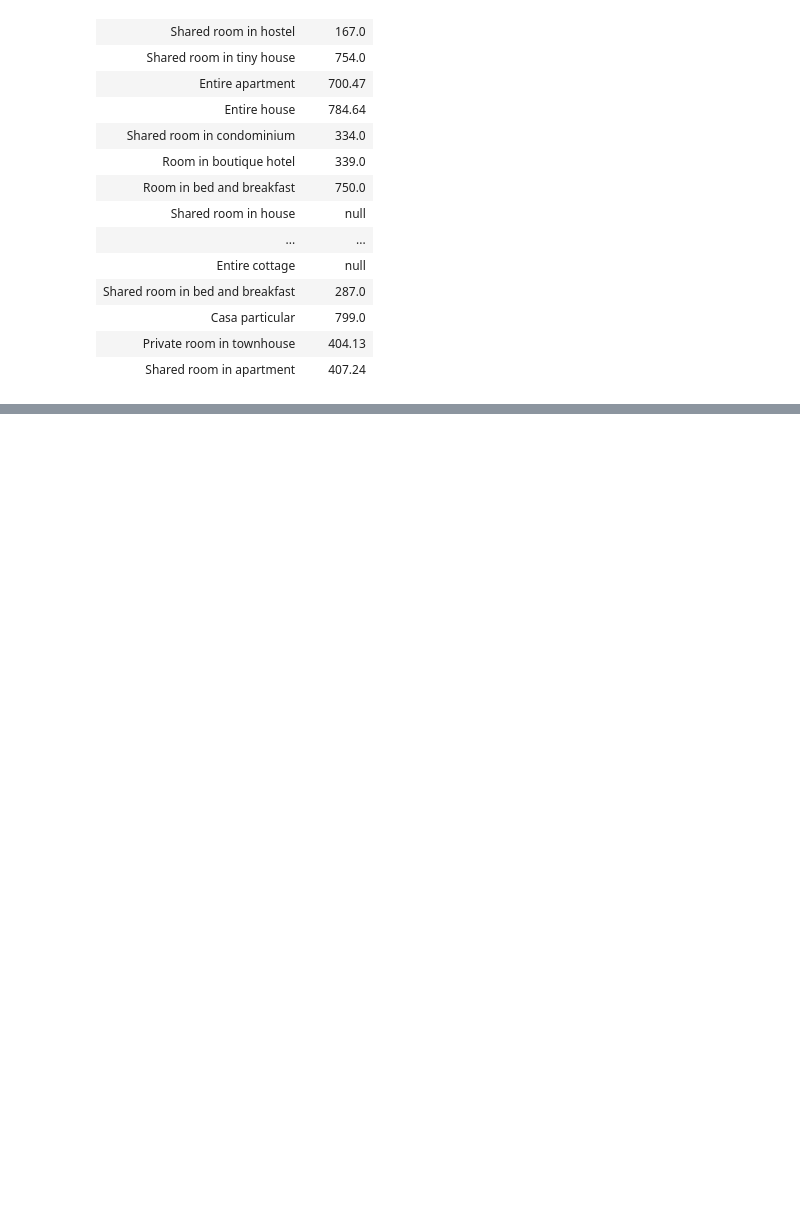
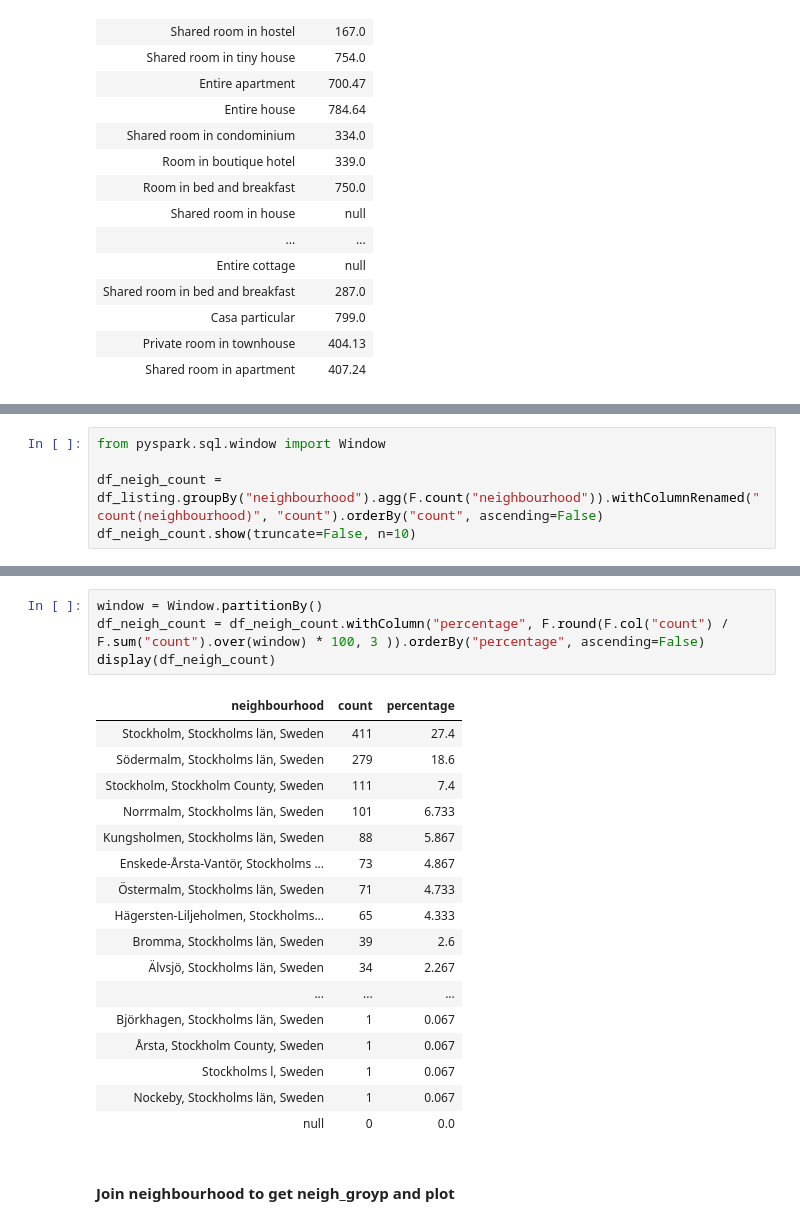
Before and after one commit to alcherniaev/Amazon_S3_databricks, a Jupyter notebook: DE_AWS_S3.ipynb, the cells around one changed output, grey strips where cells are left out. Drawn from its saved outputs; the diff is of its cells as text; blank space fills up the shorter version.

Commit message:
percentage of neighbourhoods via window func and join

```diff
--- a/DE_AWS_S3.ipynb
+++ b/DE_AWS_S3.ipynb
@@ -246,0 +284,5 @@ display(df_avg_price)
+# %%
+from pyspark.sql.window import Window
+
+df_neigh_count = df_listing.groupBy("neighbourhood").agg(F.count("neighbourhood")).withColumnRenamed("count(neighbourhood)", "count").orderBy("count", ascending=False)
+df_neigh_count.show(truncate=False, n=10)
@@ -246,0 +291,24 @@ display(df_avg_price)
+# %%
+window = Window.partitionBy()
+df_neigh_count = df_neigh_count.withColumn("percentage", F.round(F.col("count") / F.sum("count").over(window) * 100, 3 )).orderBy("percentage", ascending=False)
+display(df_neigh_count)
+# %% [output]
+| neighbourhood | count | percentage |
+| Stockholm, Stockholms län, Sweden | 411 | 27.4 |
+| Södermalm, Stockholms län, Sweden | 279 | 18.6 |
+| Stockholm, Stockholm County, Sweden | 111 | 7.4 |
+| Norrmalm, Stockholms län, Sweden | 101 | 6.733 |
+| Kungsholmen, Stockholms län, Sweden | 88 | 5.867 |
+| Enskede-Årsta-Vantör, Stockholms ... | 73 | 4.867 |
+| Östermalm, Stockholms län, Sweden | 71 | 4.733 |
+| Hägersten-Liljeholmen, Stockholms... | 65 | 4.333 |
+| Bromma, Stockholms län, Sweden | 39 | 2.6 |
+| Älvsjö, Stockholms län, Sweden | 34 | 2.267 |
+| ... | ... | ... |
+| Björkhagen, Stockholms län, Sweden | 1 | 0.067 |
+| Årsta, Stockholm County, Sweden | 1 | 0.067 |
+| Stockholms l, Sweden | 1 | 0.067 |
+| Nockeby, Stockholms län, Sweden | 1 | 0.067 |
+| null | 0 | 0.0 |
+# %% [markdown]
+#### Join neighbourhood to get neigh_groyp and plot
```
Also changed, not shown: parts of 18 cells of this notebook.
